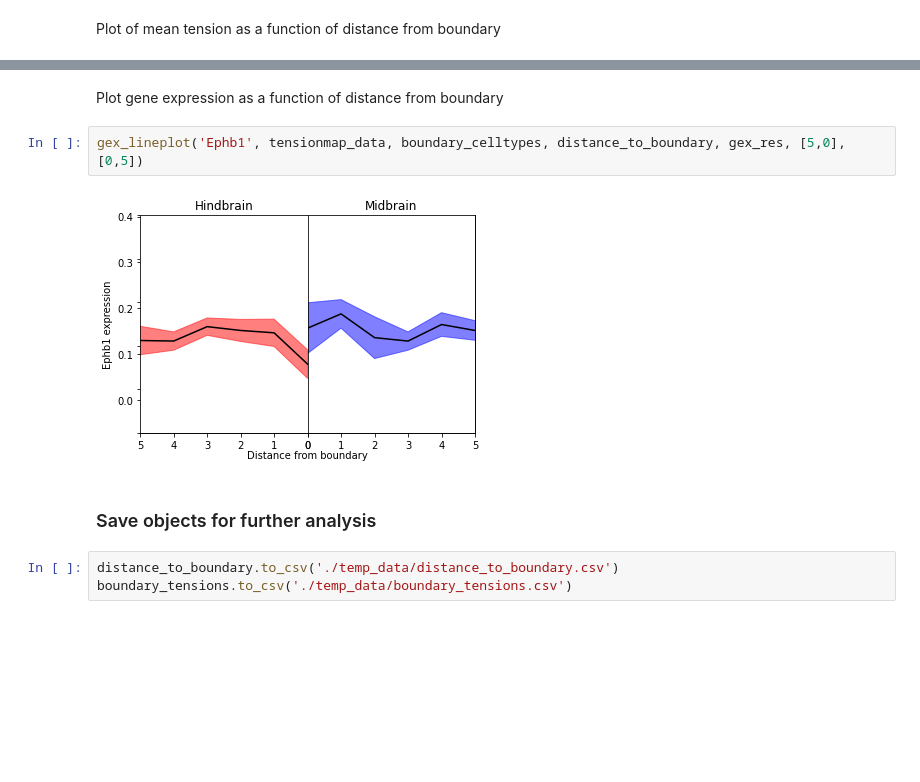
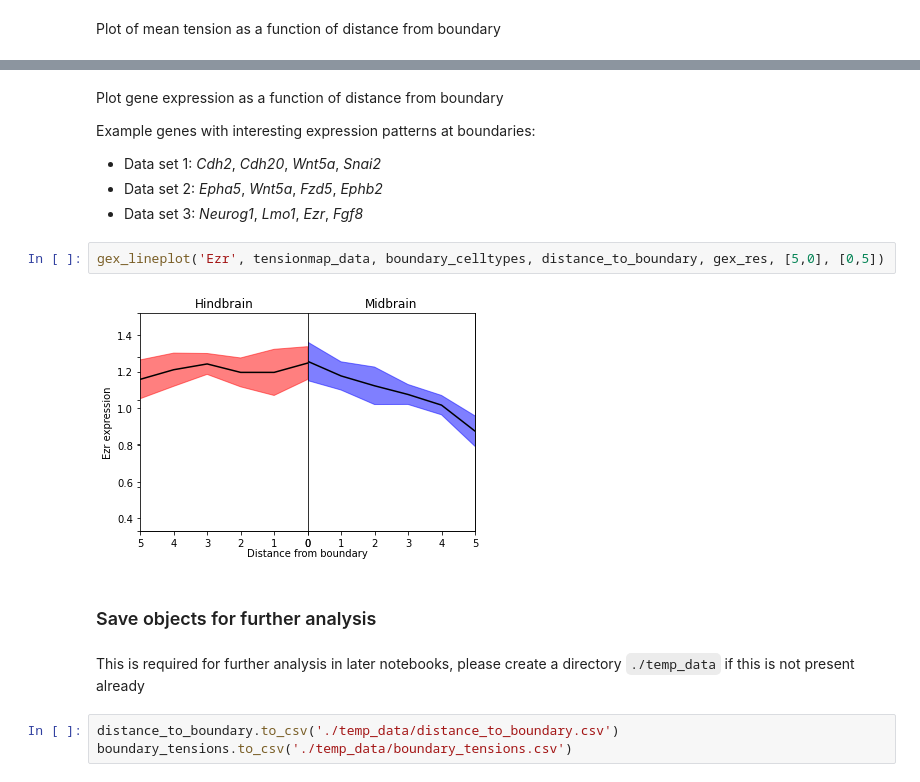
Before and after one commit to Computational-Morphogenomics-Group/TensionMap, a Jupyter notebook: notebooks/01_biophysical_analysis.ipynb, the cells around one changed output, grey strips where cells are left out. Saved outputs shown, nothing was run; the diff lists cells and outputs as text; blank space fills up the shorter version.

```diff
--- a/notebooks/01_biophysical_analysis.ipynb
+++ b/notebooks/01_biophysical_analysis.ipynb
@@ -296,11 +194,19 @@ p
-# %% [markdown]
-Plot gene expression as a function of distance from boundary
+# %% [markdown]
+Plot gene expression as a function of distance from boundary
+
+Example genes with interesting expression patterns at boundaries:
+
+- Data set 1: *Cdh2*, *Cdh20*, *Wnt5a*, *Snai2*
+- Data set 2: *Epha5*, *Wnt5a*, *Fzd5*, *Ephb2*
+- Data set 3: *Neurog1*, *Lmo1*, *Ezr*, *Fgf8*
 # %%
-gex_lineplot('Ephb1', tensionmap_data, boundary_celltypes, distance_to_boundary, gex_res, [5,0], [0,5])
+gex_lineplot('Ezr', tensionmap_data, boundary_celltypes, distance_to_boundary, gex_res, [5,0], [0,5])
 # %% [output]
-[figure, old version]
+[figure, new version]
 # %% [markdown]
 ### Save objects for further analysis
+# %% [markdown]
+This is required for further analysis in later notebooks, please create a directory `./temp_data` if this is not present already
 # %%
 distance_to_boundary.to_csv('./temp_data/distance_to_boundary.csv')
 boundary_tensions.to_csv('./temp_data/boundary_tensions.csv')
```
Also changed, not shown: parts of 9 cells of this notebook, 4 other files.
